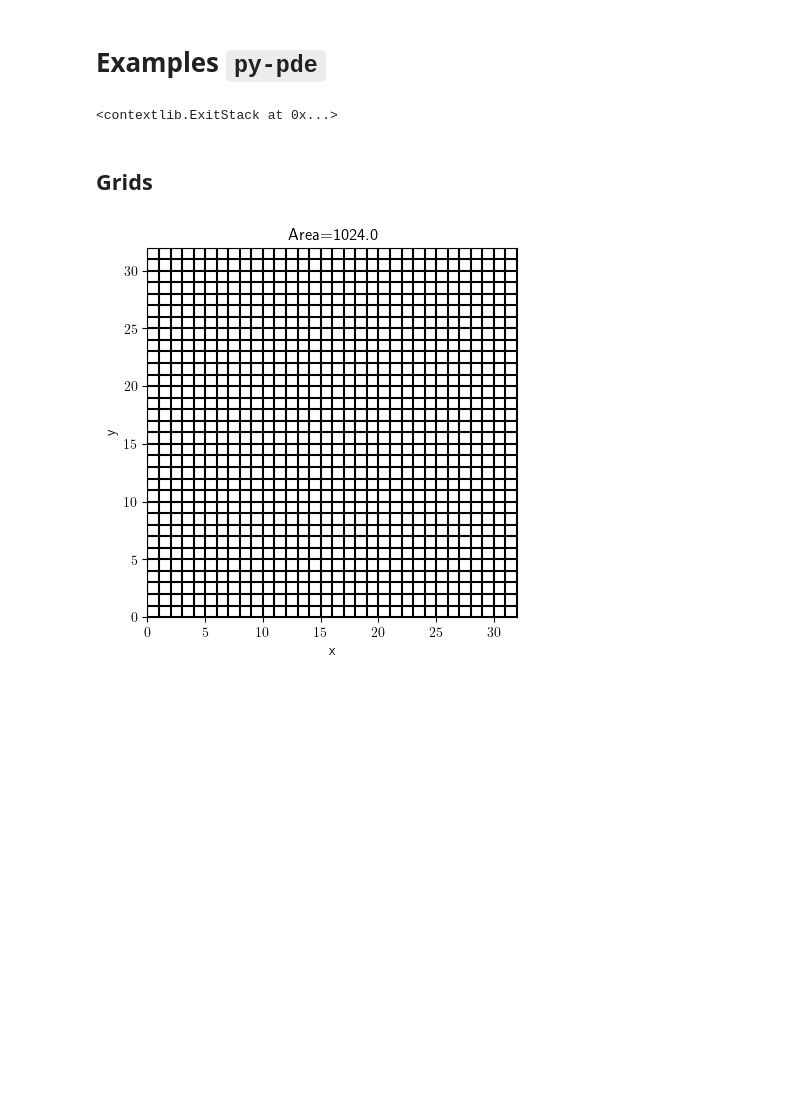
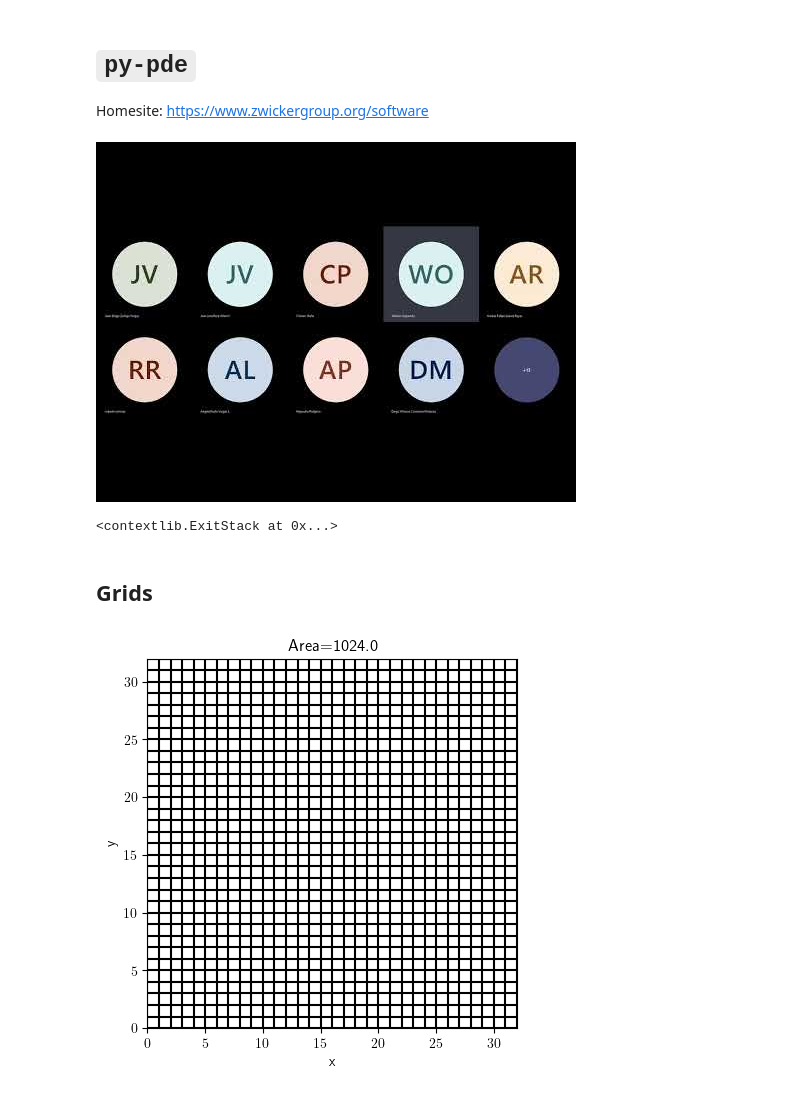
Before and after one commit to cpp-review-dune/python-pde, a Jupyter notebook: pde-book/py-pde.ipynb, the cells around one changed output. Cells and saved outputs as stored; diff of their text form; code cells hidden in the pictures; blank space fills up the shorter version.

```diff
--- a/pde-book/py-pde-examples.ipynb
+++ b/pde-book/py-pde.ipynb
@@ -1,2 +1,4 @@
 # %% [markdown]
-# Examples `py-pde`
+# `py-pde`
+
+Homesite: https://www.zwickergroup.org/software
@@ -3 +38,5 @@
+# %%
+YouTubeVideo("igvs4ZKLjy8")
+# %% [output]
+[figure, added]
 # %%
```
Also changed, not shown: parts of 2 cells of this notebook, 7 other files.
